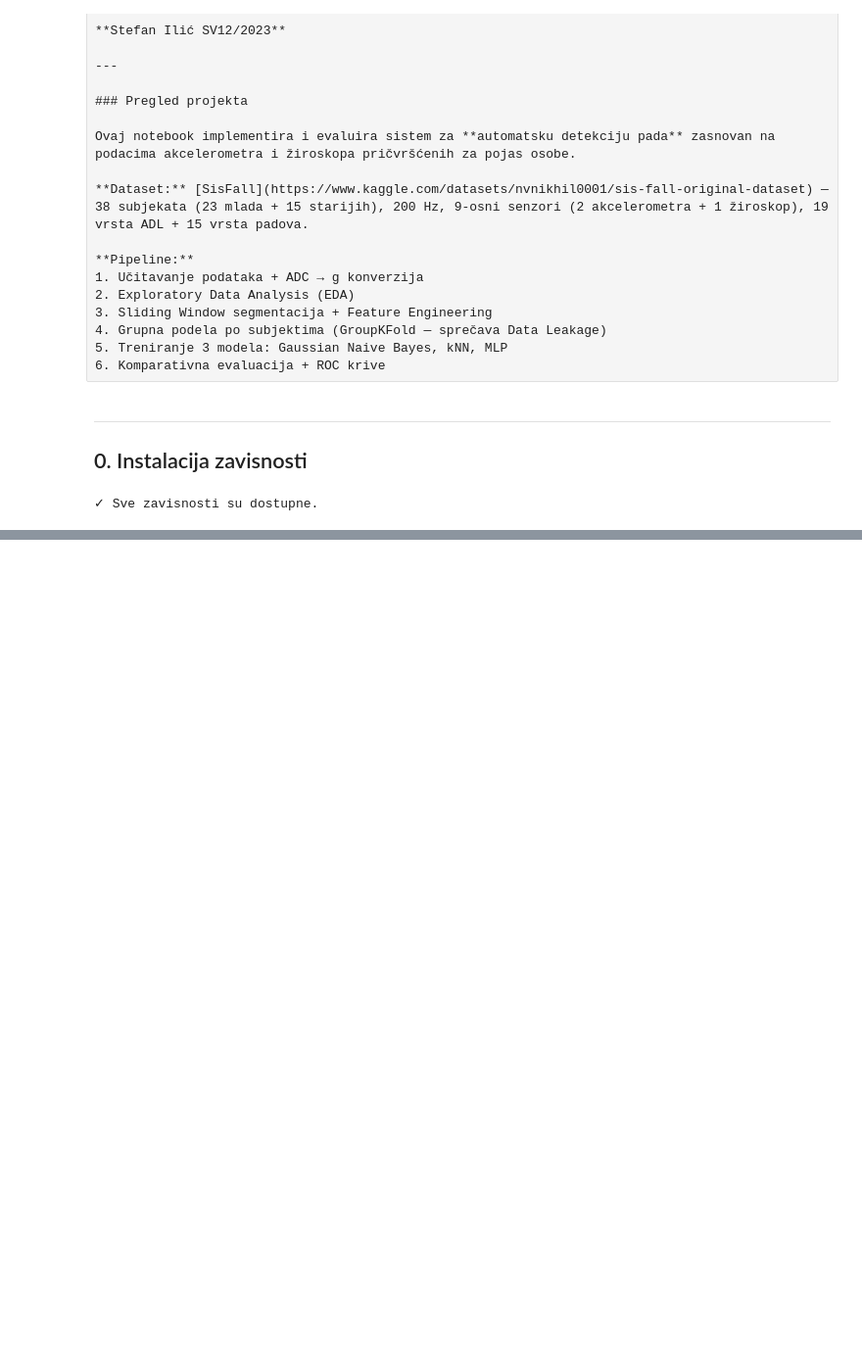
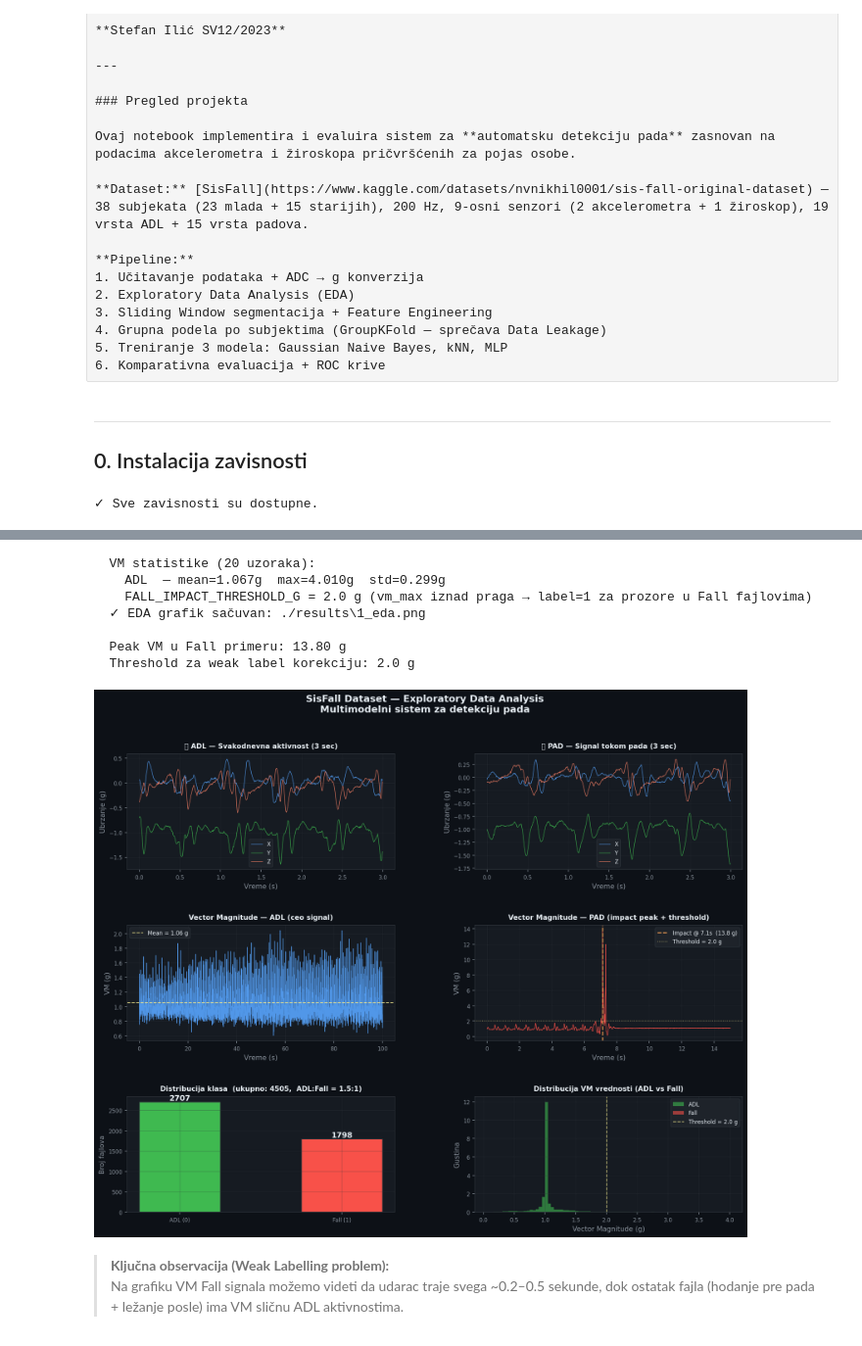
Before and after one commit to stefanftn/fall-detection, a Jupyter notebook: ri/src/projekat.ipynb, the cells around one changed output, grey strips where cells are left out. Shown at 98% size. Cells and saved outputs as stored; diff of their text form; code cells hidden in the pictures; blank space fills up the shorter version.

```diff
--- a/ri/src/projekat.ipynb
+++ b/ri/src/projekat.ipynb
@@ -40,0 +51,23 @@ print("✓ Sve zavisnosti su dostupne.")
+# %%
+import os, warnings
+warnings.filterwarnings('ignore')
+
+from data_loader import (
+    FS, WINDOW_SEC, WINDOW_SAMPLES, STEP_SAMPLES, OVERLAP_PCT,
+    FALL_IMPACT_THRESHOLD_G, ADXL345_SCALE,
+    load_dataset, plot_eda
+)
+from features   import apply_sliding_window, split_by_subjects, plot_feature_distributions
+from models     import train_gnb, train_knn, train_mlp
+from evaluation import plot_model_results, plot_roc_curves, print_final_report
+
+# ─── KONFIGURACIJA ────────────────────────────────────────────────
+DATA_PATH  = '..\\SisFall_dataset'
+OUTPUT_DIR = './results'
+os.makedirs(OUTPUT_DIR, exist_ok=True)
+
+# ─── UČITAVANJE ───────────────────────────────────────────────────
+print("=" * 60)
+print("  UČITAVANJE SISFALL DATASETA")
+print("=" * 60)
+records, label_counts = load_dataset(DATA_PATH)
@@ -40,0 +92,20 @@ print("✓ Sve zavisnosti su dostupne.")
+# %%
+from IPython.display import Image, display
+
+vm_peak = plot_eda(records, label_counts, OUTPUT_DIR, n_vm_samples=20)
+print(f"\n  Peak VM u Fall primeru: {vm_peak:.2f} g")
+print(f"  Threshold za weak label korekciju: {FALL_IMPACT_THRESHOLD_G} g")
+
+display(Image(os.path.join(OUTPUT_DIR, '1_eda.png'), width=900))
+# %% [output]
+  VM statistike (20 uzoraka):
+    ADL  — mean=1.067g  max=4.010g  std=0.299g
+    FALL_IMPACT_THRESHOLD_G = 2.0 g (vm_max iznad praga → label=1 za prozore u Fall fajlovima)
+  ✓ EDA grafik sačuvan: ./results\1_eda.png
+
+  Peak VM u Fall primeru: 13.80 g
+  Threshold za weak label korekciju: 2.0 g
+[figure, added]
+# %% [markdown]
+> **Ključna observacija (Weak Labelling problem):**
+> Na grafiku VM Fall signala možemo videti da udarac traje svega ~0.2–0.5 sekunde, dok ostatak fajla (hodanje pre pada + ležanje posle) ima VM sličnu ADL aktivnostima.
```
Also changed, not shown: parts of 10 cells of this notebook.
